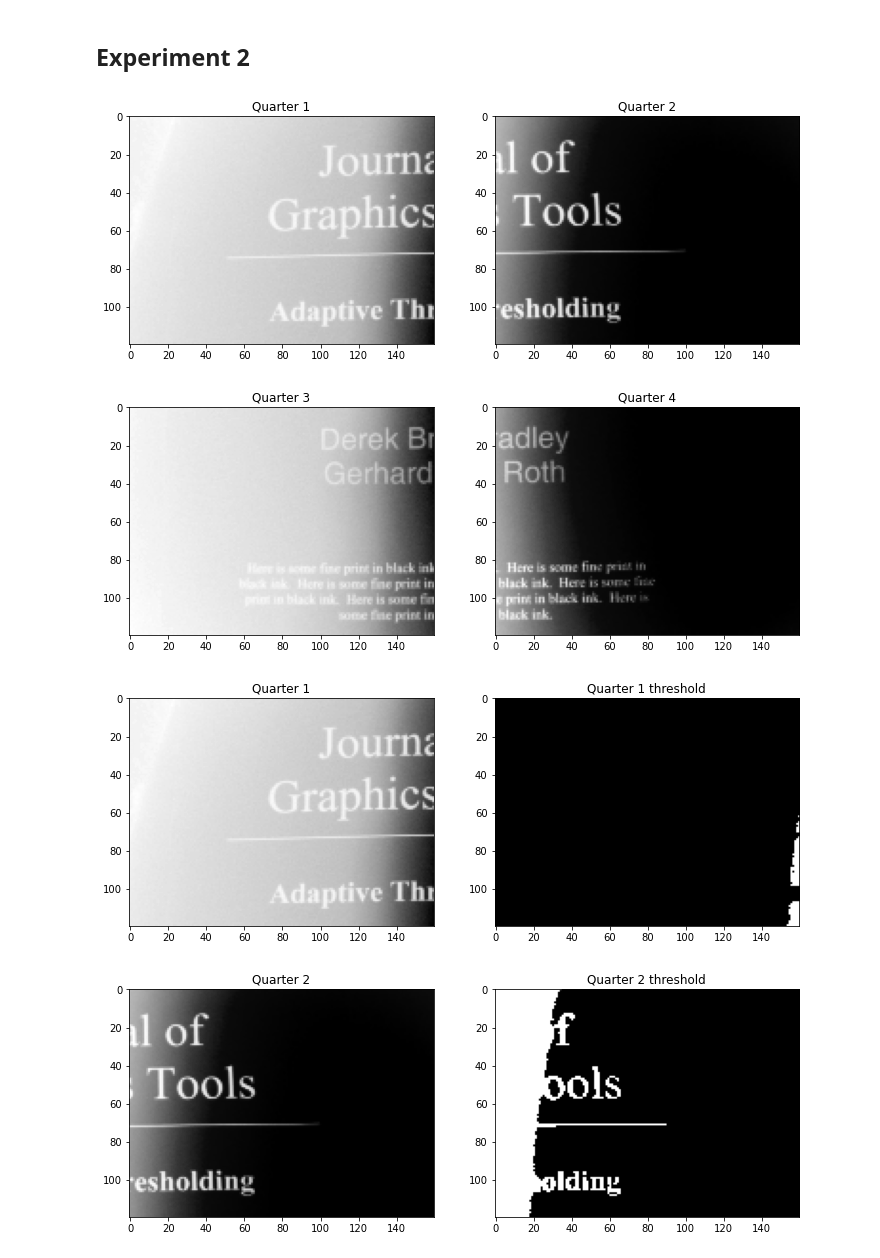
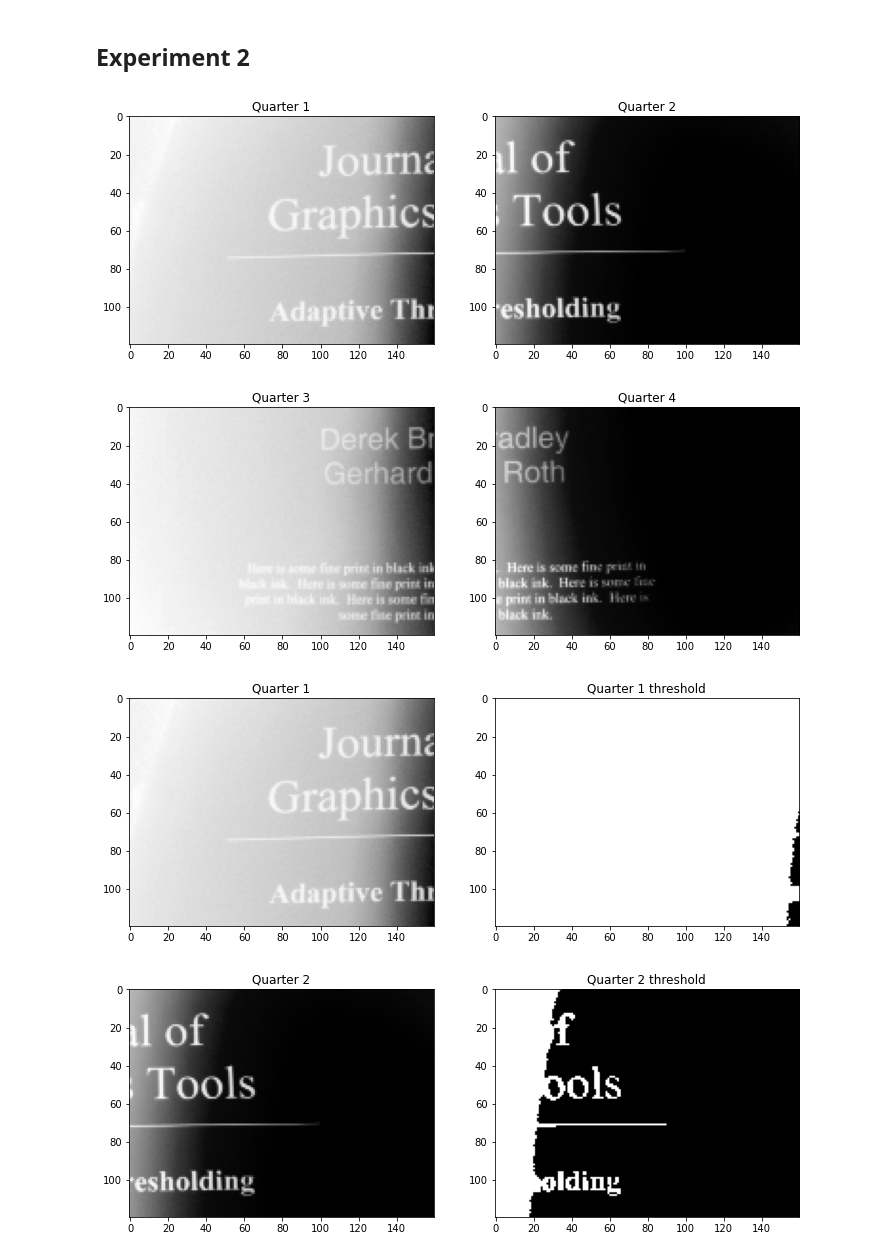
Before and after one commit to EngPeterAtef/ImageProcessing_Labs, a Jupyter notebook: Lab8_segmentation/Lab_Seg2_STD.ipynb, the cells around one changed output. Drawn from its saved outputs; the diff is of its cells as text; code cells hidden in the pictures.

```diff
--- a/Lab8_segmentation/Lab_Seg2_STD.ipynb
+++ b/Lab8_segmentation/Lab_Seg2_STD.ipynb
@@ -99,35 +99,35 @@ show_images([BookImg, newBookImg], ["Original", "After threshold"])
 quarter1 = np.copy(BookImg[0 : BookImg.shape[0]//2, 0 : BookImg.shape[1]//2])
 quarter2 = np.copy(BookImg[0 : BookImg.shape[0]//2, BookImg.shape[1]//2 : BookImg.shape[1]])
 quarter3 = np.copy(BookImg[BookImg.shape[0]//2 : BookImg.shape[0], 0 : BookImg.shape[1]//2])
 quarter4 = np.copy(BookImg[BookImg.shape[0]//2 : BookImg.shape[0], BookImg.shape[1]//2 : BookImg.shape[1]])
 show_images([quarter1,quarter2], ["Quarter 1", "Quarter 2"])
 show_images([quarter3, quarter4], ["Quarter 3", "Quarter 4"])
 
 T_quarter1 =  getThreshold(quarter1)
-newQuarter1Img = np.where(quarter1 < T_quarter1,1,0)
+newQuarter1Img = np.where(quarter1 > T_quarter1,1,0)
 show_images([quarter1,newQuarter1Img], ["Quarter 1", "Quarter 1 threshold"])
 
 T_quarter2 =  getThreshold(quarter2)
 newQuarter2Img = np.where(quarter2 > T_quarter2,1,0)
 show_images([quarter2,newQuarter2Img], ["Quarter 2", "Quarter 2 threshold"])
 
 T_quarter3 =  getThreshold(quarter3)
 newQuarter3Img = np.where(quarter3 > T_quarter3,1,0)
 show_images([quarter3,newQuarter3Img], ["Quarter 3", "Quarter 3 threshold"])
 T_quarter4 =  getThreshold(quarter4)
 newQuarter4Img = np.where(quarter4 > T_quarter4,1,0)
 show_images([quarter4,newQuarter4Img], ["Quarter 4", "Quarter 4 threshold"])
 
 combinedQuarters = np.zeros((BookImg.shape[0], BookImg.shape[1]))
 combinedQuarters[0 : BookImg.shape[0]//2, 0 : BookImg.shape[1]//2] = newQuarter1Img
 combinedQuarters[0 : BookImg.shape[0]//2, BookImg.shape[1]//2 : BookImg.shape[1]] = newQuarter2Img
 combinedQuarters[BookImg.shape[0]//2 : BookImg.shape[0], 0 : BookImg.shape[1]//2] = newQuarter3Img
 combinedQuarters[BookImg.shape[0]//2 : BookImg.shape[0], BookImg.shape[1]//2 : BookImg.shape[1]] = newQuarter4Img
 show_images([BookImg, newBookImg,combinedQuarters], ["Original", "After global threshold", "After local threshold"])
 # %% [output]
 [figure]
 [figure]
-[figure, old version]
+[figure, new version]
 [figure]
 [figure]
 [figure]
```
Also changed, not shown: parts of 1 cell of this notebook.
